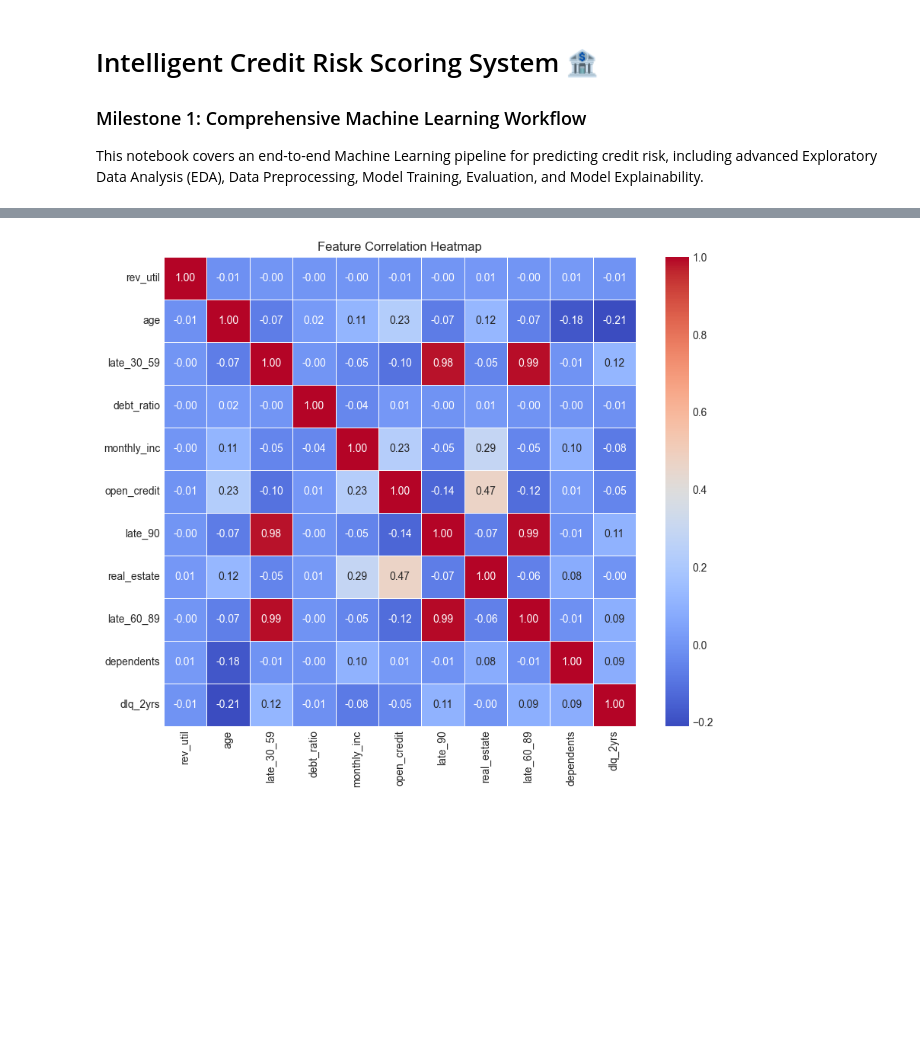
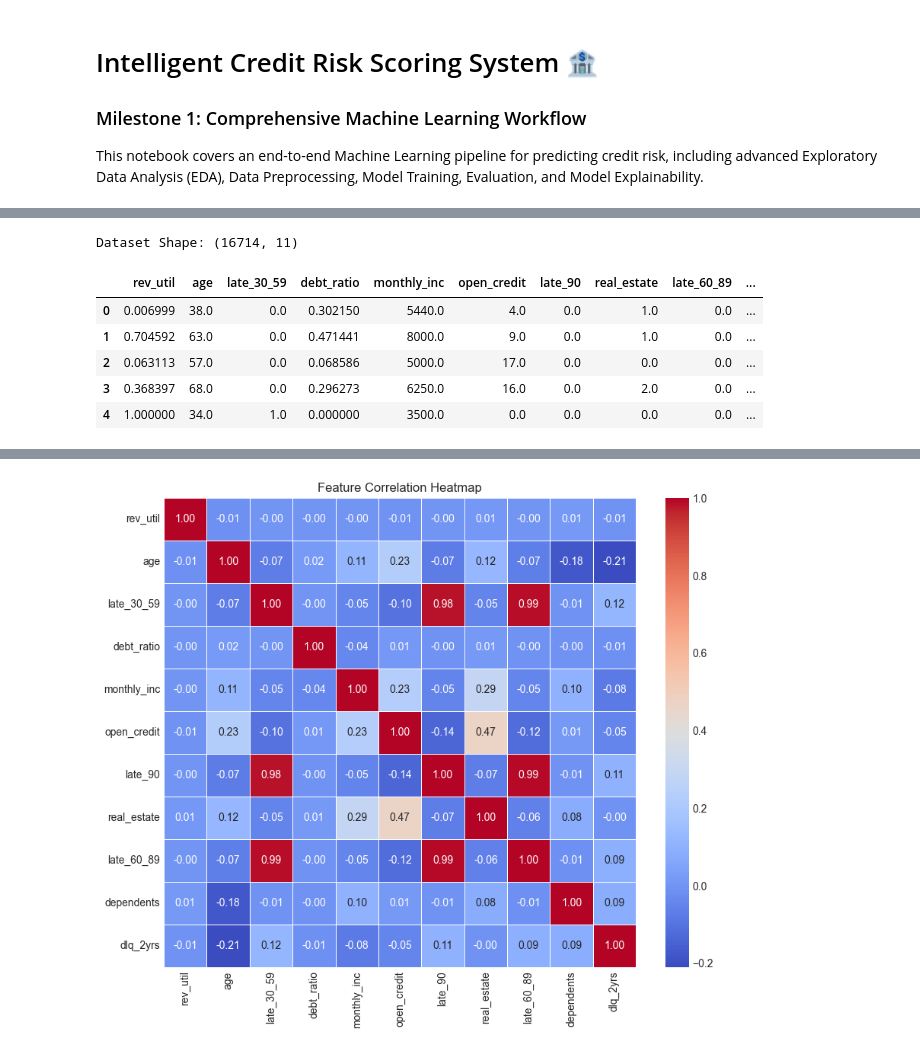
Before and after one commit to Divyapahuja31/AI-ML-Project, a Jupyter notebook: notebooks/eda.ipynb, the cells around one changed output, grey strips where cells are left out. Cells and saved outputs as stored; diff of their text form; code cells hidden in the pictures; blank space fills up the shorter version.

```diff
--- a/notebooks/eda.ipynb
+++ b/notebooks/eda.ipynb
@@ -25,0 +29,14 @@ sns.set_palette("muted")
+# %%
+# Load the dataset
+df = pd.read_csv('../data/Credit Risk Benchmark Dataset.csv')
+
+print("Dataset Shape:", df.shape)
+display(df.head())
+# %% [output]
+Dataset Shape: (16714, 11)
+|  | rev_util | age | late_30_59 | debt_ratio | monthly_inc | open_credit | late_90 | real_estate | late_60_89 | ... |
+| 0 | 0.006999 | 38.0 | 0.0 | 0.302150 | 5440.0 | 4.0 | 0.0 | 1.0 | 0.0 | ... |
+| 1 | 0.704592 | 63.0 | 0.0 | 0.471441 | 8000.0 | 9.0 | 0.0 | 1.0 | 0.0 | ... |
+| 2 | 0.063113 | 57.0 | 0.0 | 0.068586 | 5000.0 | 17.0 | 0.0 | 0.0 | 0.0 | ... |
+| 3 | 0.368397 | 68.0 | 0.0 | 0.296273 | 6250.0 | 16.0 | 0.0 | 2.0 | 0.0 | ... |
+| 4 | 1.000000 | 34.0 | 1.0 | 0.000000 | 3500.0 | 0.0 | 0.0 | 0.0 | 0.0 | ... |
```
Also changed, not shown: parts of 8 cells of this notebook, 2 other files.
